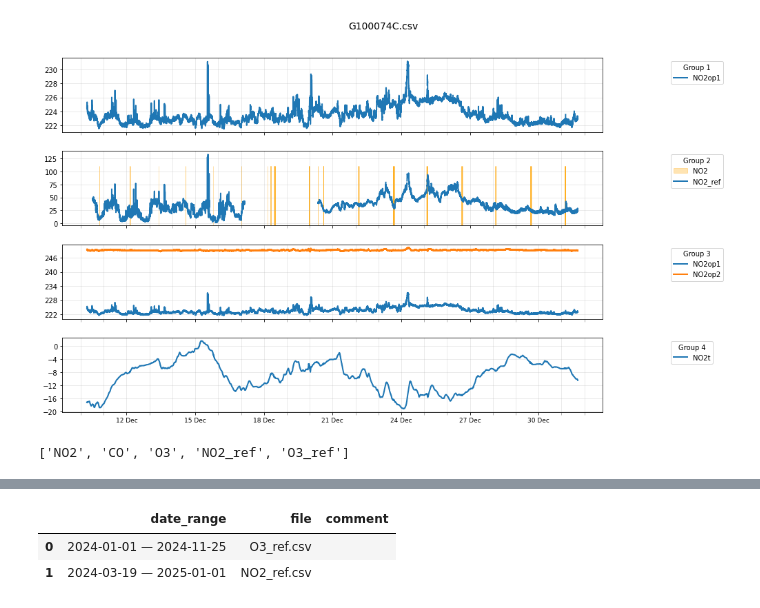
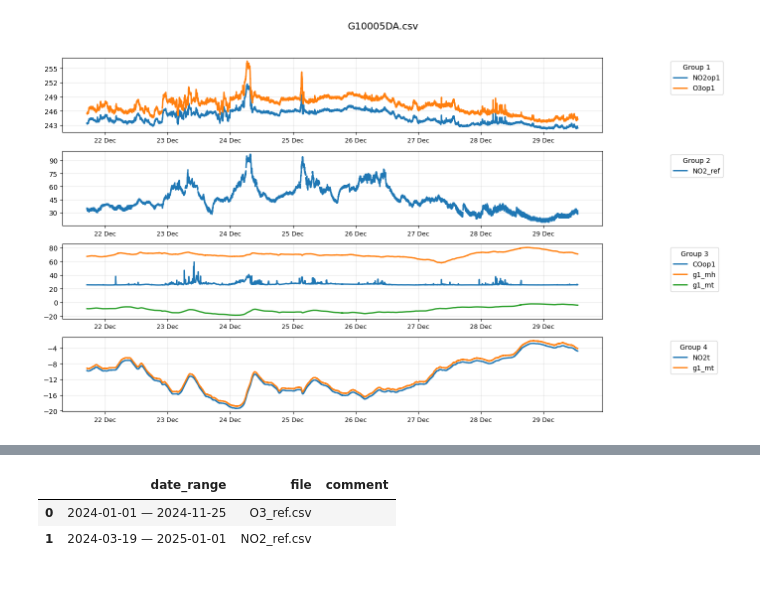
Before and after one commit to Afelgui/CityAir, a Jupyter notebook: cityair_data.ipynb, the cells around one changed output, grey strips where cells are left out. Saved outputs shown, nothing was run; the diff lists cells and outputs as text; code cells hidden in the pictures.

Commit message:
fix plot lab and field

```diff
--- a/cityair_data.ipynb
+++ b/cityair_data.ipynb
@@ -285,18 +316,61 @@ file_iter = iter(file_list)
+# %%
+#-------------------------------Field Data-------------------------------------
+
+# path  = "data_example/lab_data"
+path_ref  = "data_example/field_reference"
+path  = "data_example/field_data"
+file_list = sorted([os.path.basename(f) for f in glob(os.path.join(path, "*.csv"))])
+file_iter = iter(file_list)
+
+cross_gases_map = {
+    'NO2': ['O3'],
+    'CO': [],
+    'O3': ['NO2'],
+    'SO2': ['H2S'],
+    'H2S': ['SO2']
+}
+add_bl_stat = False
 # %%
 
 try:
     filename = next(file_iter)
+    print(f"{filename} is being read")
     # filename ='G200075С.csv'  # нет информации и влажности g1_mh, с датчиков температуры g1_mt неадекватная
     # filename ='G10008A4.csv'  # нет информации и влажности g1_mh, с датчиков температуры g1_mt неадекватная (нули с эпизодическими скачками)
     # filename ='G10005DA.csv'  присутсвуют длит. периоды без данных
     # filename ='G10006DB.csv'  присутсвуют длит. периоды без данных
     # filename ='G10009DB.csv'  много дрифтов
 
-    df, types = read_data(path, filename=filename, delete_nans=False, verbose=False, add_reference=True, add_stat = False, std_thr=0.5, window=5)
+    # 1. Читаем данные, объединяем референсы (без нарезки масок)
+    df, types = read_data(path, filename, delete_nans=False, add_reference=True, verbose=True)
+
+    # 2. Нарезаем маски отдельно — ОДНОЙ функцией
+    cross_gases_map = {
+        'NO2': ['O3'],
+        'O3': ['NO2'],
+        'SO2': ['H2S'],
+        'H2S': ['SO2'],
+        'CO': []
+    }
+
+    if add_bl_stat:
+
+        df = add_bl_stat_masks(
+            df,
+            gases=['NO2', 'CO', 'O3', 'SO2', 'H2S'],
+            std_thr=1.8, window=7, baseline_eps=0.01,
+            use_isolation=True,
+            cross_gases_map=cross_gases_map,
+            verbose=False
+        )
+
+
+
+
     start_date = df['date'].min()
     end_date = df['date'].max()
-    start_date = '2024-12-10 13:25:00'
-    # end_date =  '2024-05-28 17:25:00'
+    start_date = '2024-12-22 00:05:00'
+    end_date =  '2024-12-29 20:05:00'
 
     # df['date'] = pd.to_datetime(df['date'])
     df['date'] = pd.to_datetime(df['date'])
@@ -327,21 +401,28 @@ try:
     cols_4 = []
 
     gases = ['NO2', 'CO', 'O3', 'SO2', 'H2S']
-    gases = ['NO2']
+    # gases = ['NO2']
 
     # gases = [ 'CO', 'O3', 'SO2', 'H2S']
 
     # gases = ['NO2', 'O3', 'SO2', 'H2S']
     # gases = ['NO2',  'SO2', 'H2S']
+
+
     for gas in gases:
-        if f'{gas}op1' in df.columns:
+        if f'{gas}op1' in df.columns and f'{gas}op1' in types['large']:
             cols_1.append(f'{gas}op1')
+
+        if f'{gas}op1' in df.columns and (f'{gas}op1' in types['small'] or f'{gas}op1' in types['middle'] ):
+            cols_3.append(f'{gas}op1')
         # if f'{gas}op2' in df.columns:
             # cols_1.append(f'{gas}op2')
-        if gas in df.columns:
-            cols_2.append(gas)
+        # if gas in df.columns:
+        #     cols_2.append(gas)
+
         if f'{gas}t' in df.columns:
             cols_4.append(f'{gas}t')
+
     if 'g2_mh' in df.columns:
         cols_3.append('g2_mh')
     if 'g2_mt' in df.columns:
@@ -353,10 +434,10 @@ try:
     if 'stat' in df.columns:
         cols_4.append('stat')
 
-    cols_3 = ['NO2op1','NO2op2','MH']
+    cols_2 += [col for col in ['NO2_ref', 'O3_ref'] if col in df.columns]
+    cols_4 = ['NO2t', 'g1_mt']
 
-    cols_2 += [col for col in ['NO2_ref', 'O3_ref'] if col in df.columns]
-
+    # cols_1.remove('O3op1')
 
     plot_data(
         df,
@@ -375,9 +464,5 @@ except StopIteration:
 Index(['date', 'CO', 'NO2', 'O3', 'NO2op1', 'NO2op2', 'NO2t', 'O3op1', 'O3op2',
        'O3t', 'COop1', 'COop2', 'COt', 'g1_mt', 'g1_mh', 'NO2_ref', 'O3_ref'],
       dtype='object')
-[figure, old version]
+[figure, new version]
-# %%
-cols_2
-# %% [output]
-['NO2', 'CO', 'O3', 'NO2_ref', 'O3_ref']
 # %%
```
Also changed, not shown: parts of 7 cells of this notebook, 5 other files.
